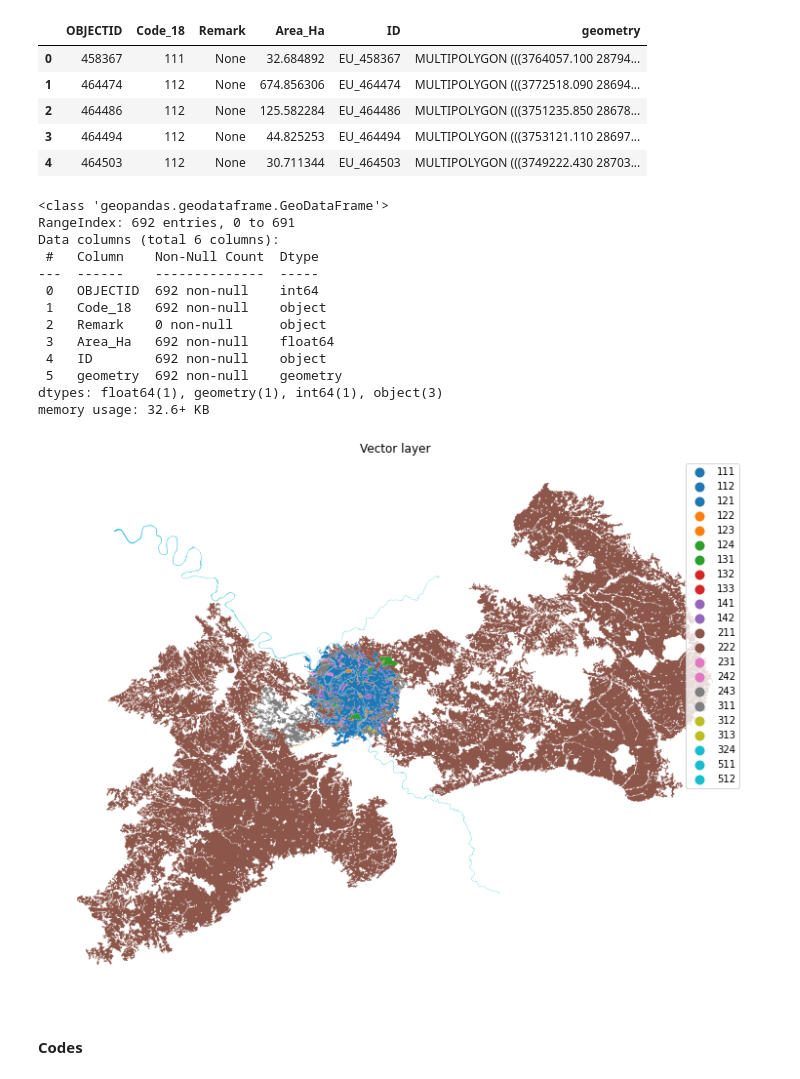
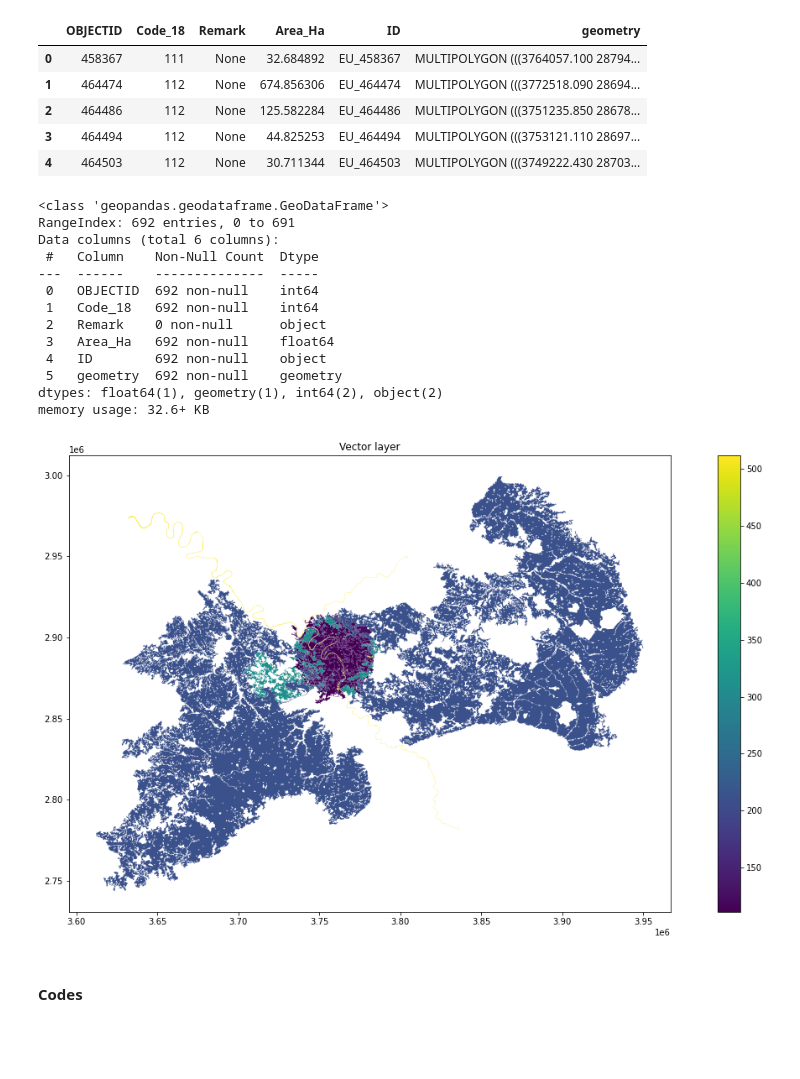
Before and after one commit to massimovenuti/clc-graph-deep-learning, a Jupyter notebook: clc.ipynb, the cells around one changed output. Saved outputs shown, nothing was run; the diff lists cells and outputs as text; code cells hidden in the pictures; blank space fills up the shorter version.

```diff
--- a/clc.ipynb
+++ b/clc.ipynb
@@ -36,7 +36,7 @@ import numpy as np
 # %% [markdown]
 Impossible de lire tout le fichier _.gpkg_ d'un coup car le programme plante. Il faut extraire des zones à l'aide de `QGIS`.
 # %%
-gdf = gpd.read_file("data/france-zone-1.gpkg")
+gdf = gpd.read_file("data/france-centre.gpkg")
 gdf.head()
 # %% [output]
 |  | OBJECTID | Code_18 | Remark | Area_Ha | ID | geometry |
@@ -48,7 +48,8 @@ gdf.head()
 # %%
 def preprocessing(gdf):
     # utilisation de l'air calculée par geopandas
-    gdf["Area_Ha"] = gdf.area/1e4
+    gdf.Area_Ha = gdf.area/1e4
+    gdf.Code_18 = gdf.Code_18.astype(int)
     # todo : gérer les nodata
     return gdf
 # %%
@@ -62,22 +65,25 @@ Data columns (total 6 columns):
  #   Column    Non-Null Count  Dtype
 ---  ------    --------------  -----
  0   OBJECTID  692 non-null    int64
- 1   Code_18   692 non-null    object
+ 1   Code_18   692 non-null    int64
  2   Remark    0 non-null      object
  3   Area_Ha   692 non-null    float64
  4   ID        692 non-null    object
  5   geometry  692 non-null    geometry
-dtypes: float64(1), geometry(1), int64(1), object(3)
+dtypes: float64(1), geometry(1), int64(2), object(2)
 memory usage: 32.6+ KB
 # %%
 import matplotlib.pyplot as plt
 
-f, ax = plt.subplots(figsize=(20, 10))
-gdf.plot(column="Code_18", legend=True, ax=ax)
-ax.set(title="Vector layer")
-ax.set_axis_off()
+gdf.plot(column="Code_18", legend=True, figsize=(20, 10), missing_kwds={
+        "color": "lightgrey",
+        "edgecolor": "red",
+        "hatch": "///",
+        "label": "Missing values",
+    })
+plt.title("Vector layer")
 plt.show()
 # %% [output]
-[figure, old version]
+[figure, new version]
 # %% [markdown]
 #### Codes
```
Also changed, not shown: parts of 22 cells of this notebook, 7 other files.
